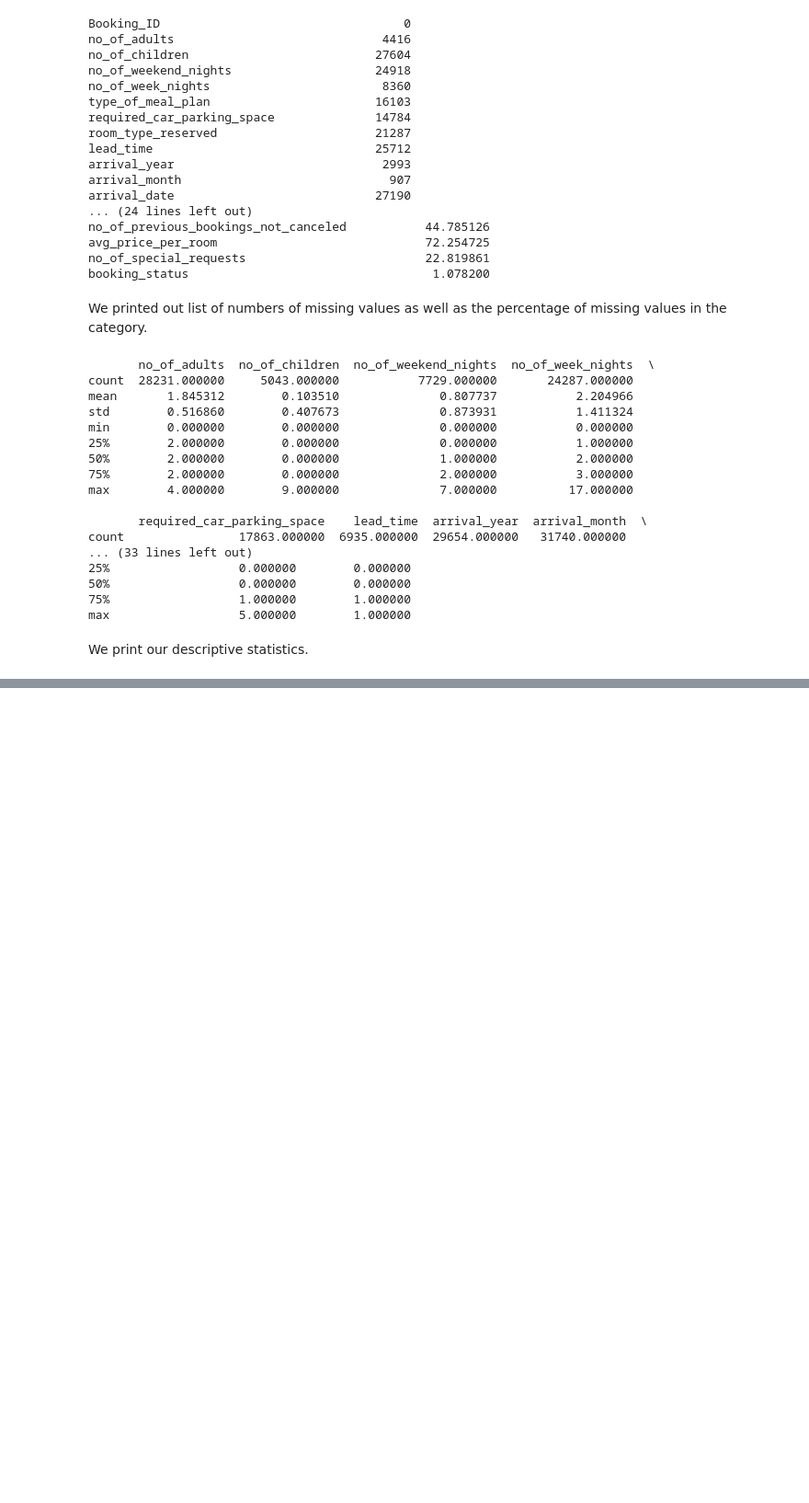
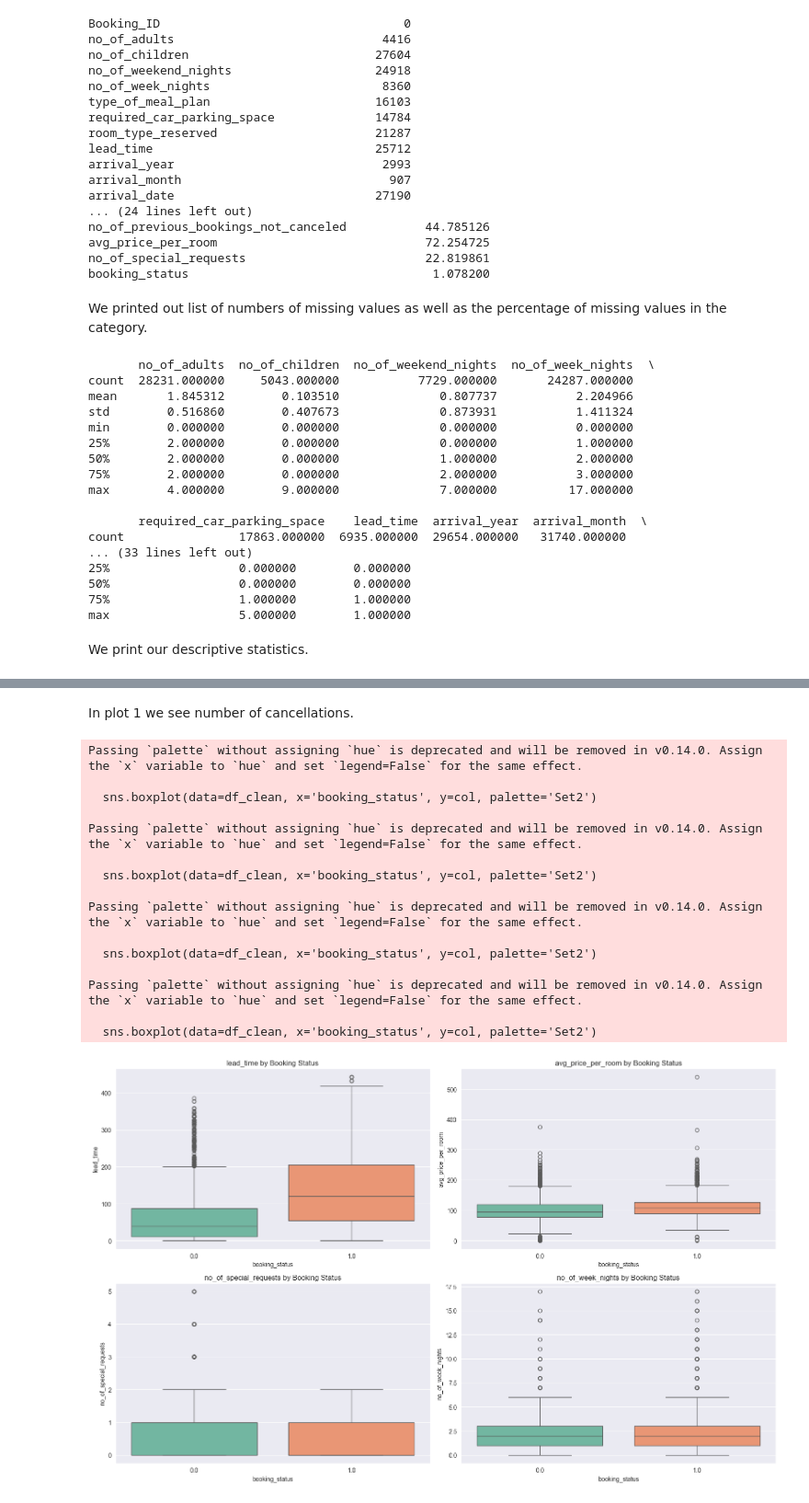
Before and after one commit to dajja-blip/data_science2_task2, a Jupyter notebook: Task1.ipynb, the cells around one changed output, grey strips where cells are left out. Shown at 92% size. Cells and saved outputs as stored; diff of their text form; code cells hidden in the pictures; blank space fills up the shorter version.

```diff
--- a/Task1.ipynb
+++ b/Task1.ipynb
@@ -161,11 +90,0 @@ plt.show()
-# %%
-num_cols = ['lead_time', 'avg_price_per_room', 'no_of_special_requests', 'no_of_adults']
-plt.figure(figsize=(15, 10))
-
-for i, col in enumerate(num_cols, 1):
-    plt.subplot(2, 2, i)
-    # Using a boxplot to see distribution across target classes
-    sns.boxplot(data=df, x='booking_status', y=col, palette='Set2')
-    plt.title(f'{col} vs Booking Status')
-plt.tight_layout()
-plt.show()
@@ -188,0 +194,41 @@ Passing `palette` without assigning `hue` is deprecated and will be removed in v
+# %% [markdown]
+In plot 1 we see number of cancellations.
+# %%
+num_features = ['lead_time', 'avg_price_per_room', 'no_of_special_requests', 'no_of_week_nights']
+plt.figure(figsize=(16, 10))
+for i, col in enumerate(num_features, 1):
+    plt.subplot(2, 2, i)
+    sns.boxplot(data=df_clean, x='booking_status', y=col, palette='Set2')
+    plt.title(f'{col} by Booking Status')
+plt.tight_layout()
+plt.show()
+cat_features = ['market_segment_type', 'type_of_meal_plan', 'room_type_reserved']
+plt.figure(figsize=(16, 18))
+for i, col in enumerate(cat_features, 1):
+    plt.subplot(3, 1, i)
+    counts = df_clean.groupby([col, 'booking_status']).size().unstack(fill_value=0)
+    proportions = counts.div(counts.sum(axis=1), axis=0)
+    proportions.plot(kind='bar', stacked=True, ax=plt.gca(), color=['#66b3ff', '#ff9999'])
+    plt.title(f'Proportion of Booking Status by {col}')
+    plt.ylabel('Proportion')
+    plt.legend(['Not Canceled', 'Canceled'], loc='upper right')
+    plt.xticks(rotation=45)
+plt.tight_layout()
+plt.show()
+# %% [output]
+Passing `palette` without assigning `hue` is deprecated and will be removed in v0.14.0. Assign the `x` variable to `hue` and set `legend=False` for the same effect.
+
+  sns.boxplot(data=df_clean, x='booking_status', y=col, palette='Set2')
+
+Passing `palette` without assigning `hue` is deprecated and will be removed in v0.14.0. Assign the `x` variable to `hue` and set `legend=False` for the same effect.
+
+  sns.boxplot(data=df_clean, x='booking_status', y=col, palette='Set2')
+
+Passing `palette` without assigning `hue` is deprecated and will be removed in v0.14.0. Assign the `x` variable to `hue` and set `legend=False` for the same effect.
+
+  sns.boxplot(data=df_clean, x='booking_status', y=col, palette='Set2')
+
+Passing `palette` without assigning `hue` is deprecated and will be removed in v0.14.0. Assign the `x` variable to `hue` and set `legend=False` for the same effect.
+
+  sns.boxplot(data=df_clean, x='booking_status', y=col, palette='Set2')
+[figure, added]
```
Also changed, not shown: parts of 9 cells of this notebook.
